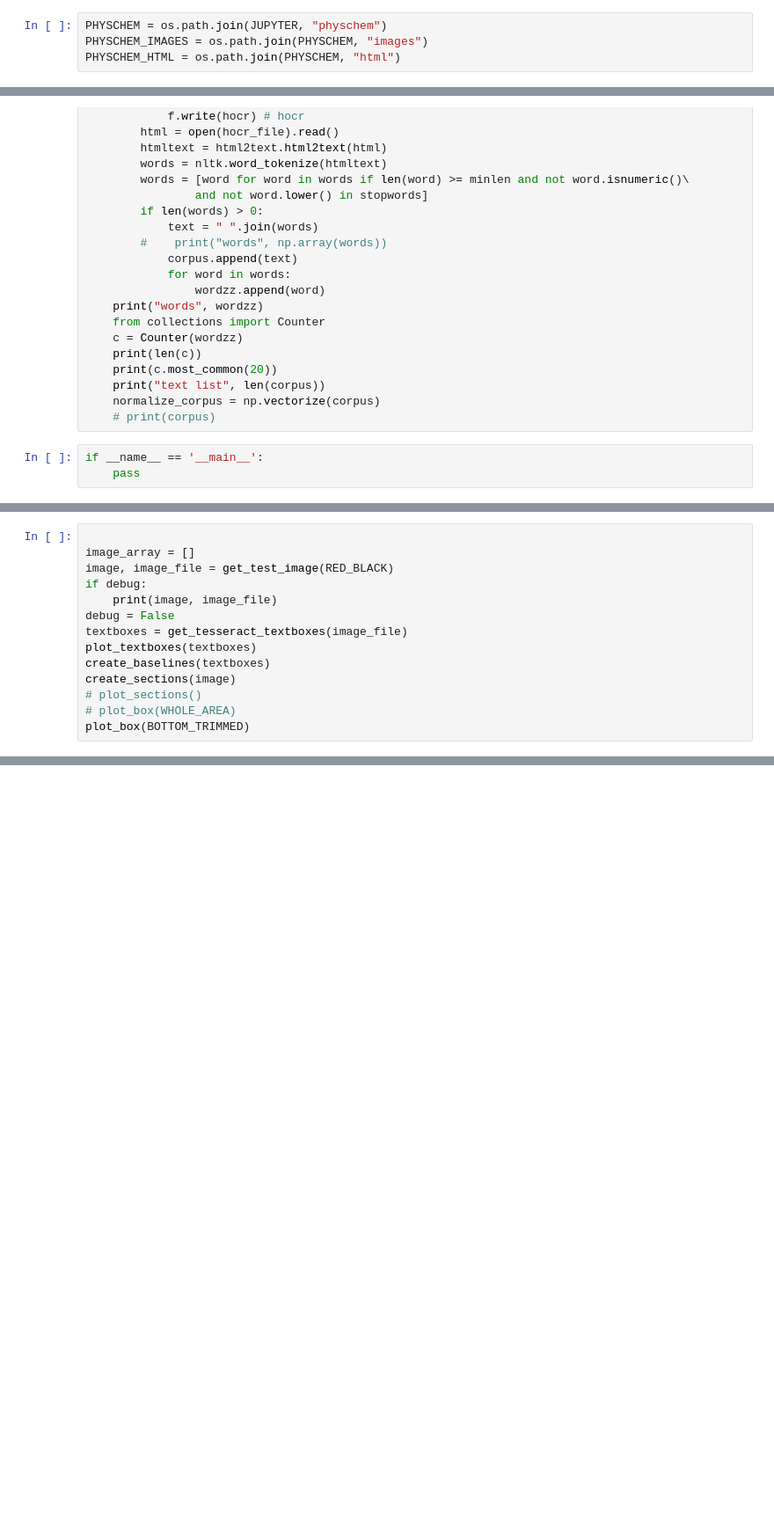
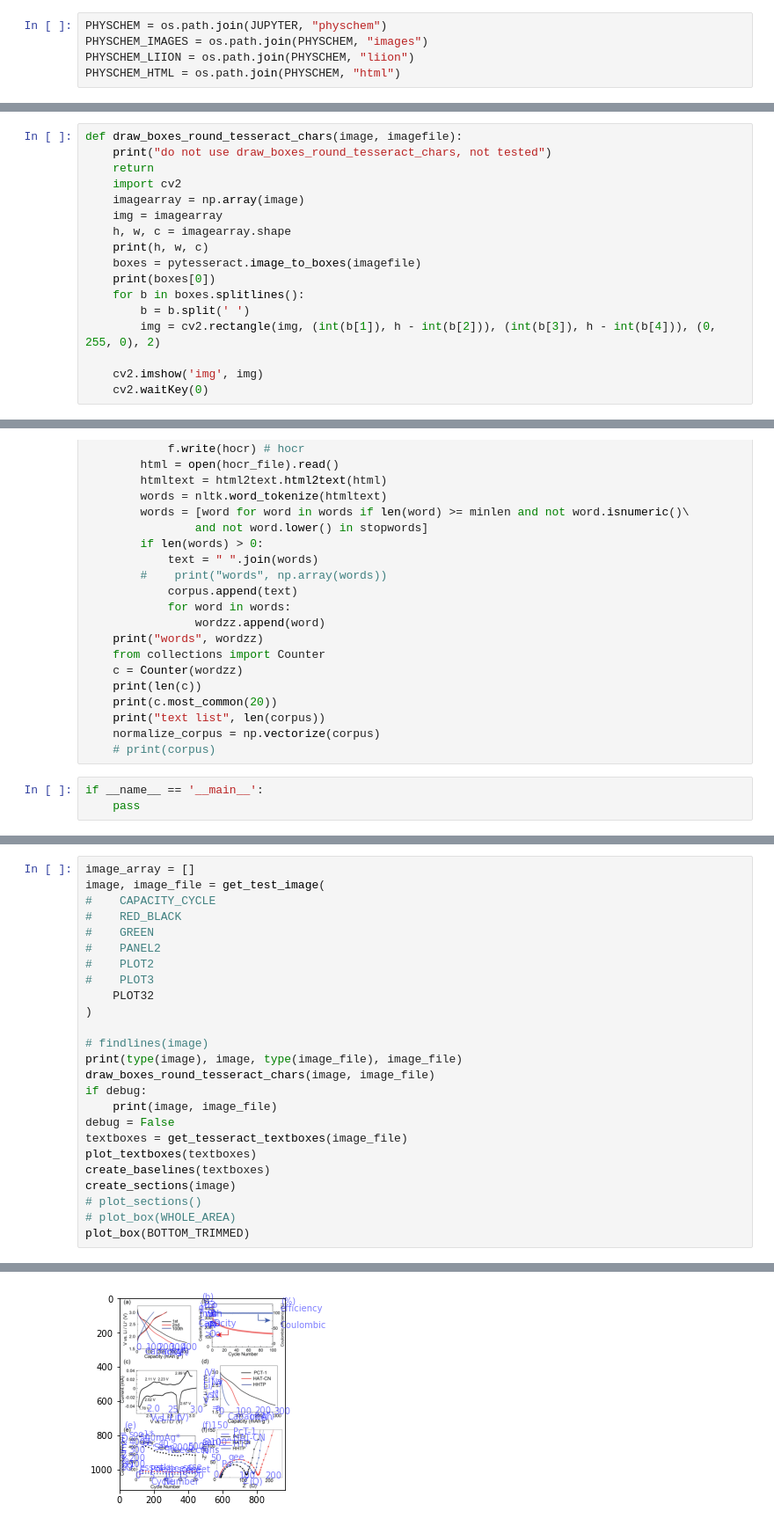
Before and after one commit to petermr/jupyterdev, a Jupyter notebook: physchem/panels.ipynb, the cells around one changed output, grey strips where cells are left out. Shown at 88% size. Drawn from its saved outputs; the diff is of its cells as text; blank space fills up the shorter version.

```diff
--- a/physchem/panels.ipynb
+++ b/physchem/panels.ipynb
@@ -46,6 +47,7 @@ Sun 29 Nov 2020 19:03:17 GMT
 # %%
 PHYSCHEM = os.path.join(JUPYTER, "physchem")
 PHYSCHEM_IMAGES = os.path.join(PHYSCHEM, "images")
+PHYSCHEM_LIION = os.path.join(PHYSCHEM, "liion")
 PHYSCHEM_HTML = os.path.join(PHYSCHEM, "html")
 # %%
 PROJECT_DIR = os.path.join(PHYSCHEM, "liion")
@@ -144,3 +172,20 @@ NameError: name 'image' is not defined
+# %%
+def draw_boxes_round_tesseract_chars(image, imagefile):
+    print("do not use draw_boxes_round_tesseract_chars, not tested")
+    return
+    import cv2
+    imagearray = np.array(image)
+    img = imagearray
+    h, w, c = imagearray.shape
+    print(h, w, c)
+    boxes = pytesseract.image_to_boxes(imagefile)
+    print(boxes[0])
+    for b in boxes.splitlines():
+        b = b.split(' ')
+        img = cv2.rectangle(img, (int(b[1]), h - int(b[2])), (int(b[3]), h - int(b[4])), (0, 255, 0), 2)
+
+    cv2.imshow('img', img)
+    cv2.waitKey(0)
 # %%
 from contextlib import contextmanager
 from tempfile import NamedTemporaryFile
@@ -557,7 +645,18 @@ if __name__ == '__main__':
 # %%
+image_array = []
+image, image_file = get_test_image(
+#    CAPACITY_CYCLE
+#    RED_BLACK
+#    GREEN
+#    PANEL2
+#    PLOT2
+#    PLOT3
+    PLOT32
+)
 
-image_array = []
-image, image_file = get_test_image(RED_BLACK)
+# findlines(image)
+print(type(image), image, type(image_file), image_file)
+draw_boxes_round_tesseract_chars(image, image_file)
 if debug:
     print(image, image_file)
 debug = False
@@ -568,3 +667,4 @@ create_sections(image)
 # plot_sections()
 # plot_box(WHOLE_AREA)
 plot_box(BOTTOM_TRIMMED)
+# %% [output]
@@ -570,0 +675 @@ plot_box(BOTTOM_TRIMMED)
+[figure, added]
```
Also changed, not shown: parts of 8 cells of this notebook, 40 other files.
